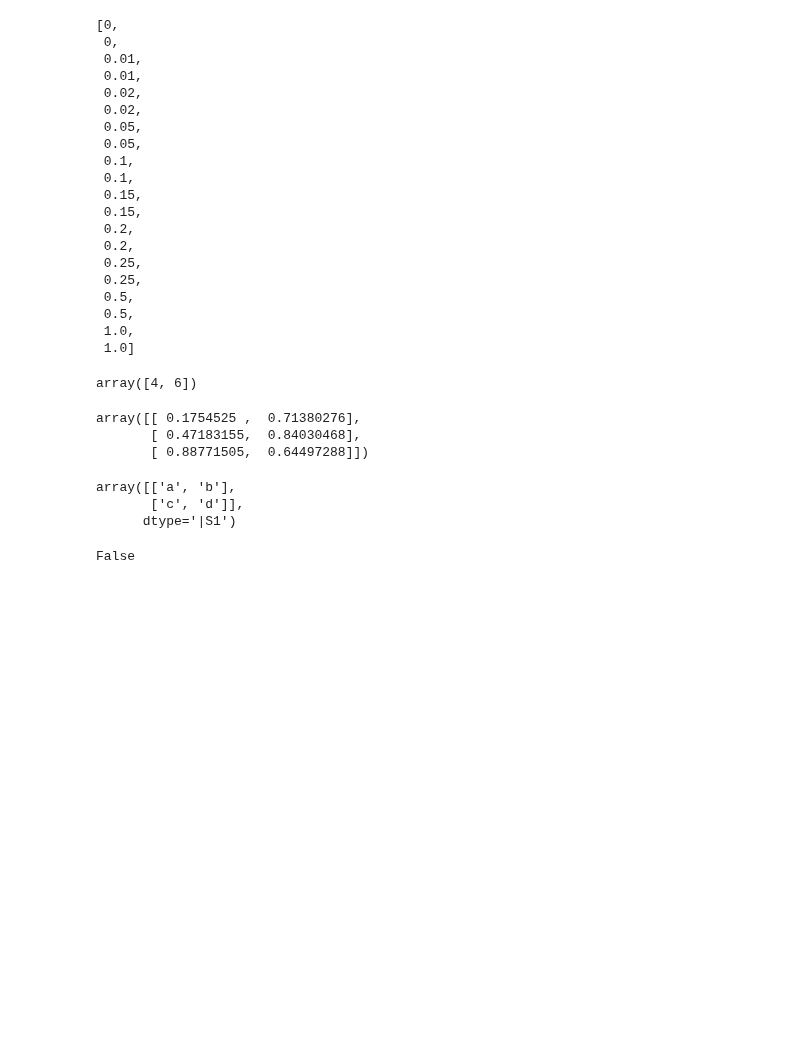
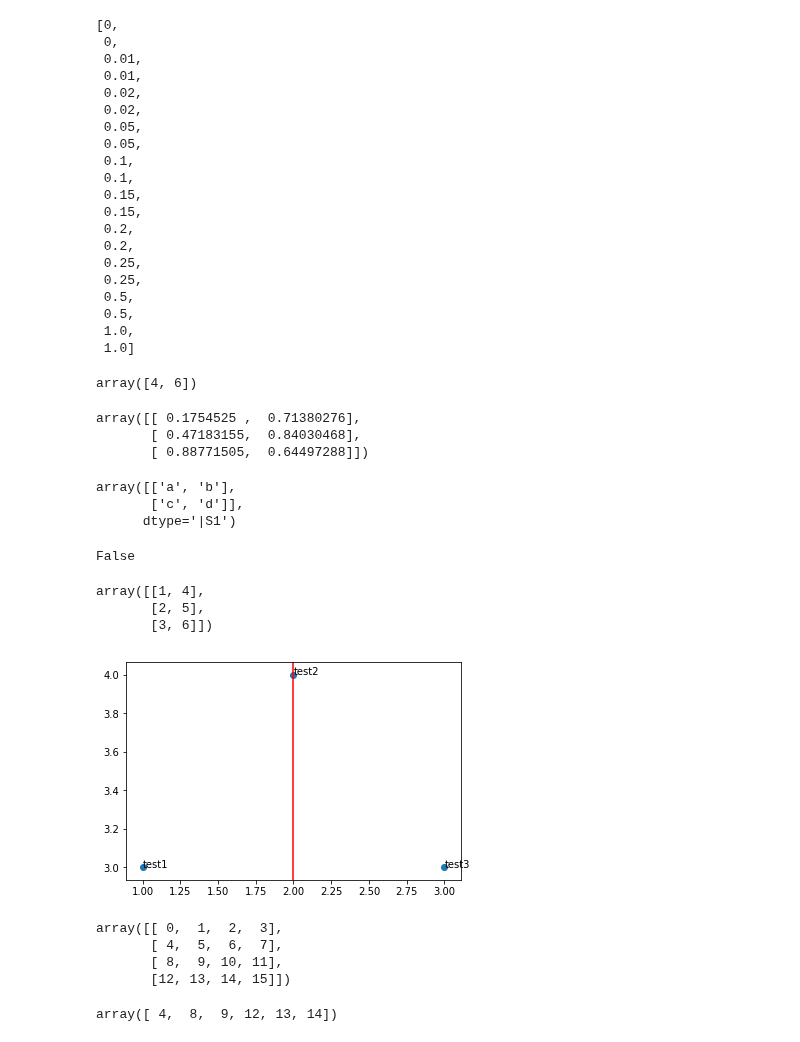
Before and after one commit to hringbauer/BarrierInferPublic, a Jupyter notebook: Area51.ipynb, the cells around one changed output. Saved outputs shown, nothing was run; the diff lists cells and outputs as text; code cells hidden in the pictures; blank space fills up the shorter version.

```diff
--- a/Area51.ipynb
+++ b/Area51.ipynb
@@ -502,3 +503,38 @@ array([['a', 'b'],
 a==1
 # %% [output]
 False
+# %%
+a=np.array([1,2,3])
+b=np.array([4,5,6])
+np.column_stack((a,b))
+# %% [output]
+array([[1, 4],
+       [2, 5],
+       [3, 6]])
+# %%
+words = ["test1","test2","test3"]
+x=[1,2,3]
+y=[3,4,3]
+
+fig, ax = plt.subplots()
+ax.scatter(x,y)
+for i, txt in enumerate(words):
+    ax.annotate(txt, (x[i],y[i]))
+plt.axvline(x=2, color='r', linestyle='-')
+plt.show()
+# %% [output]
+[figure, added]
+# %%
+a=np.arange(16)
+b=a.reshape((4,4))
+b
+# %% [output]
+array([[ 0,  1,  2,  3],
+       [ 4,  5,  6,  7],
+       [ 8,  9, 10, 11],
+       [12, 13, 14, 15]])
+# %%
+xi,y1=np.tril_indices(4,-1)
+b[xi,y1]
+# %% [output]
+array([ 4,  8,  9, 12, 13, 14])
```
Also changed, not shown: parts of 6 cells of this notebook, 17 other files.
